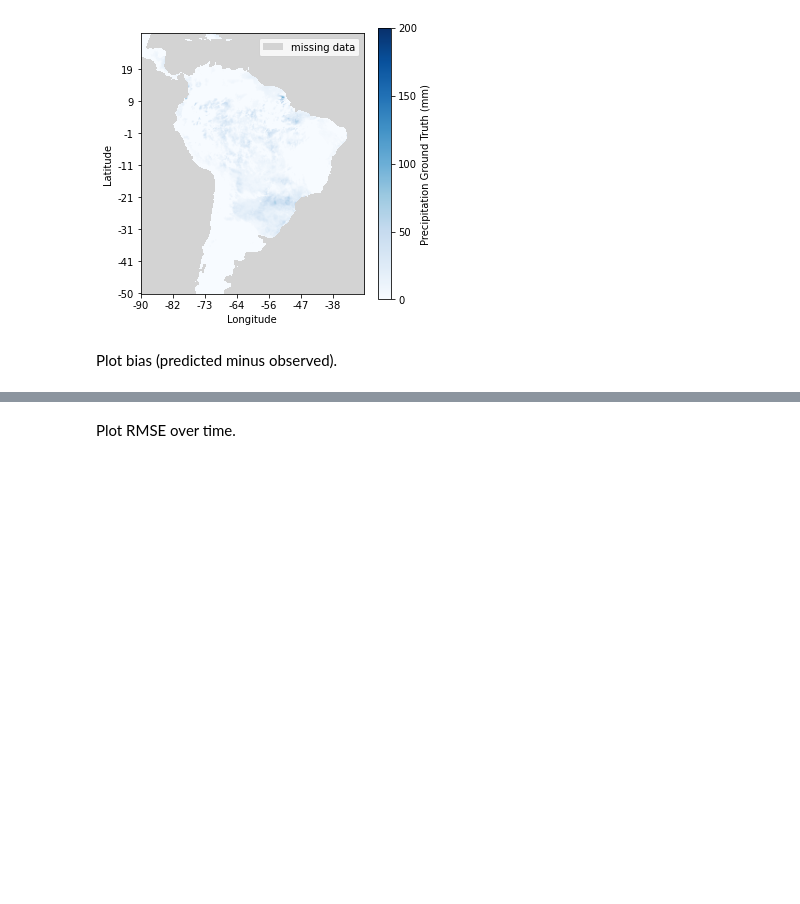
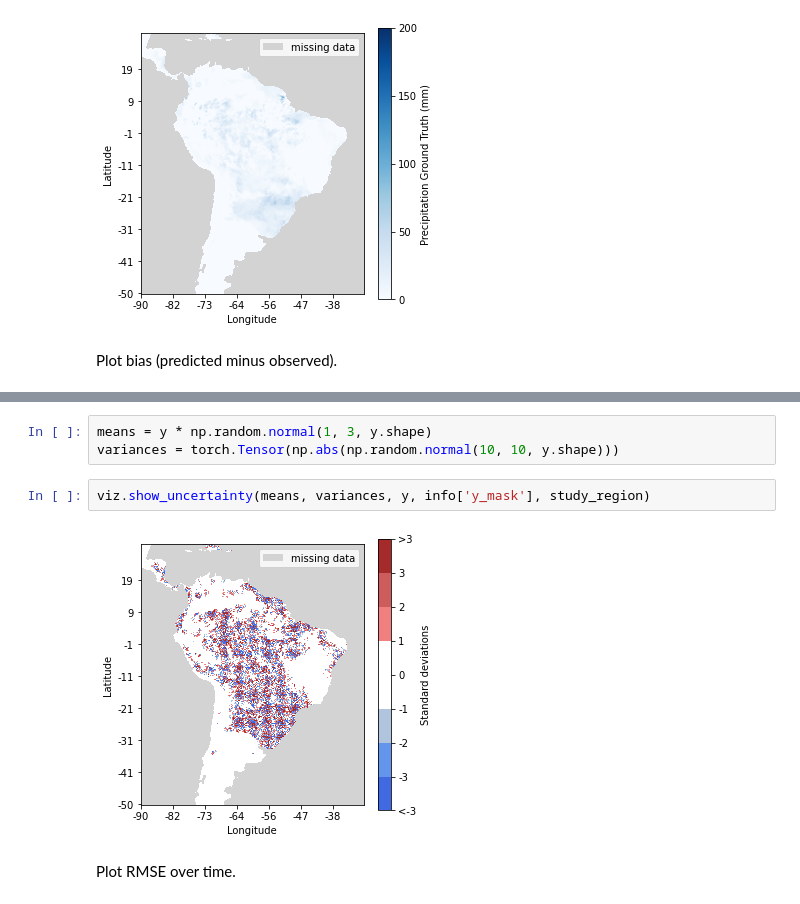
Before and after one commit to jasonjewik/bsd-dataset, a Jupyter notebook: visualizations.ipynb, the cells around one changed output, grey strips where cells are left out. Saved outputs shown, nothing was run; the diff lists cells and outputs as text; blank space fills up the shorter version.

```diff
--- a/visualizations.ipynb
+++ b/visualizations.ipynb
@@ -64,3 +67,10 @@ viz.show_bias(y, y_pred, study_region)
+# %%
+means = y * np.random.normal(1, 3, y.shape)
+variances = torch.Tensor(np.abs(np.random.normal(10, 10, y.shape)))
+# %%
+viz.show_uncertainty(means, variances, y, info['y_mask'], study_region)
+# %% [output]
+[figure, added]
 # %% [markdown]
 Plot RMSE over time.
 # %%
```
Also changed, not shown: parts of 4 cells of this notebook, 2 other files.
